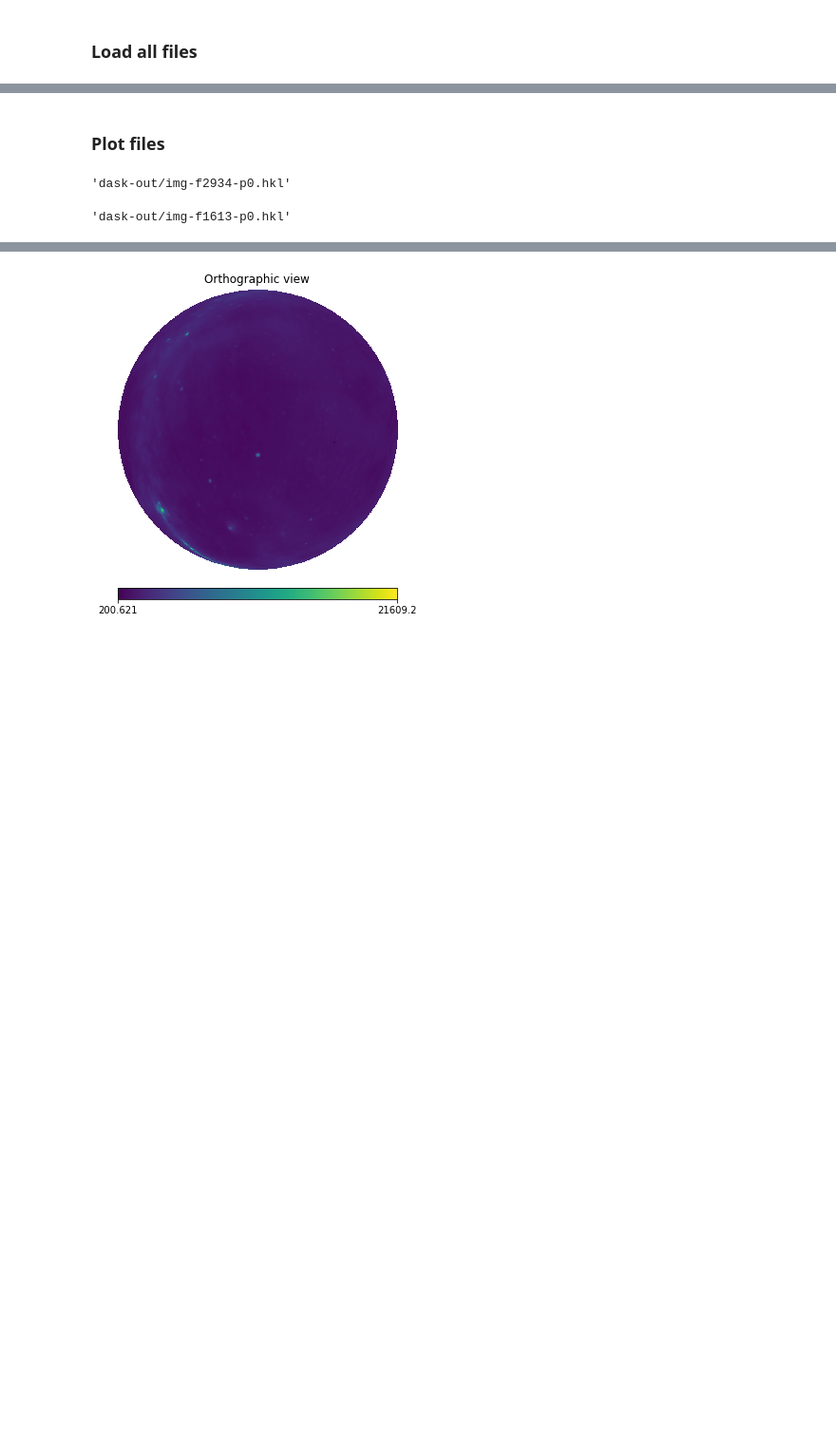
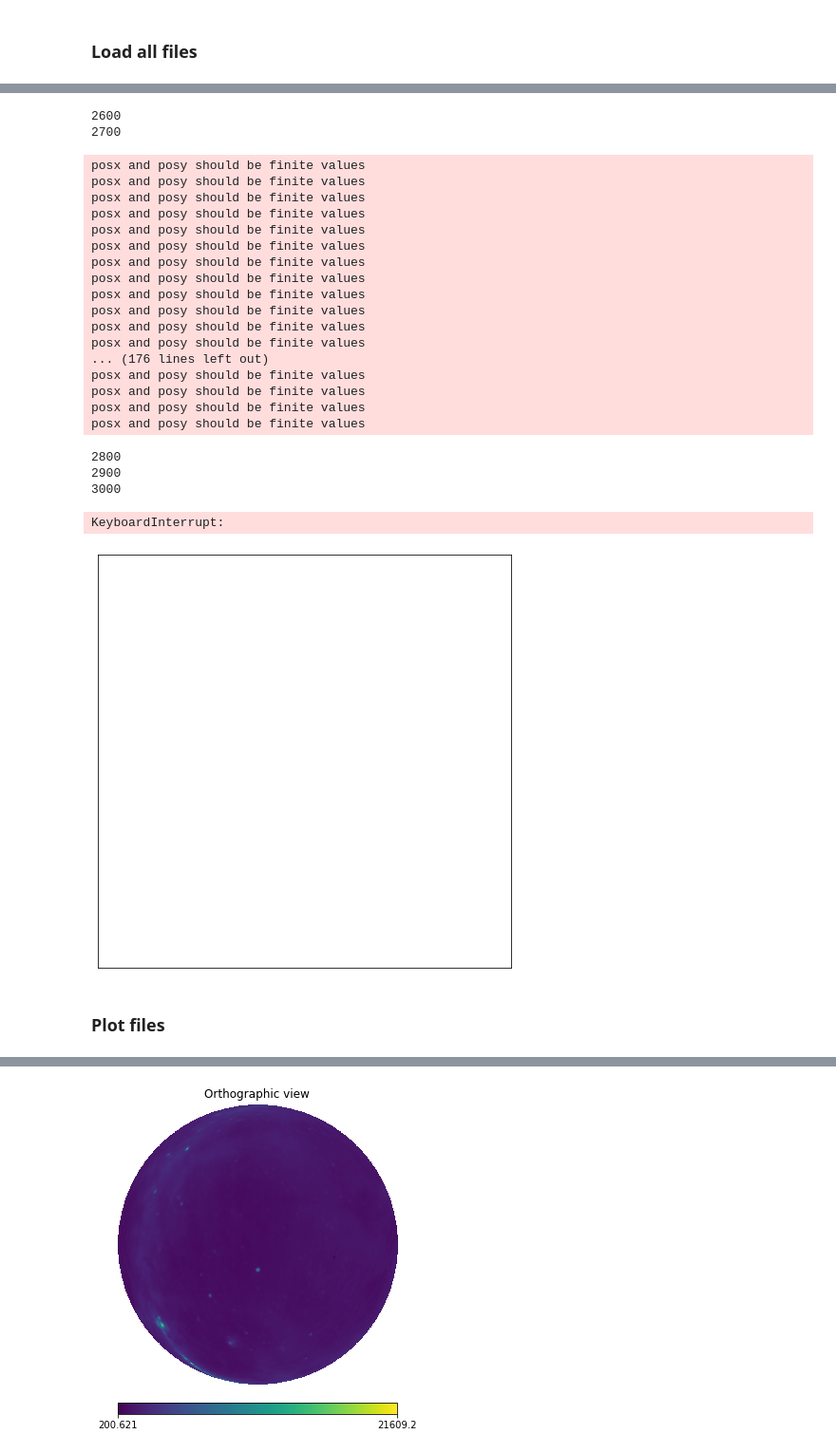
Before and after one commit to telegraphic/postx, a Jupyter notebook: img_wcs.ipynb, the cells around one changed output, grey strips where cells are left out. Shown: that part at 95% size. Drawn from its saved outputs; the diff is of its cells as text; code cells hidden in the pictures; blank space fills up the shorter version.

```diff
--- a/img_wcs.ipynb
+++ b/img_wcs.ipynb
@@ -72,0 +249,8 @@ wcs = WCS(wcs_dict)
+# %%
+asv.new_fig(size=8)
+for ii in range(0, 4000):
+    asv.plot(ii, overlay_srcs=True)
+    plt.savefig(f"img/movie-{ii:04}.png")
+    plt.clf()
+    if ii % 100 == 0: print(ii)
+# %% [output]
@@ -72,0 +291,24 @@ wcs = WCS(wcs_dict)
+2600
+2700
+posx and posy should be finite values
+posx and posy should be finite values
+posx and posy should be finite values
+posx and posy should be finite values
+posx and posy should be finite values
+posx and posy should be finite values
+posx and posy should be finite values
+posx and posy should be finite values
+posx and posy should be finite values
+posx and posy should be finite values
+posx and posy should be finite values
+posx and posy should be finite values
+... (176 lines left out)
+posx and posy should be finite values
+posx and posy should be finite values
+posx and posy should be finite values
+posx and posy should be finite values
+2800
+2900
+3000
+KeyboardInterrupt:
+[figure, added]
@@ -87,8 +340,0 @@ skymodel = {
-# %%
-fl_sorted[1854]
-# %% [output]
-'dask-out/img-f2934-p0.hkl'
-# %%
-fl_sorted[1000]
-# %% [output]
-'dask-out/img-f1613-p0.hkl'
```
Also changed, not shown: parts of 35 cells of this notebook, 1 other file.
